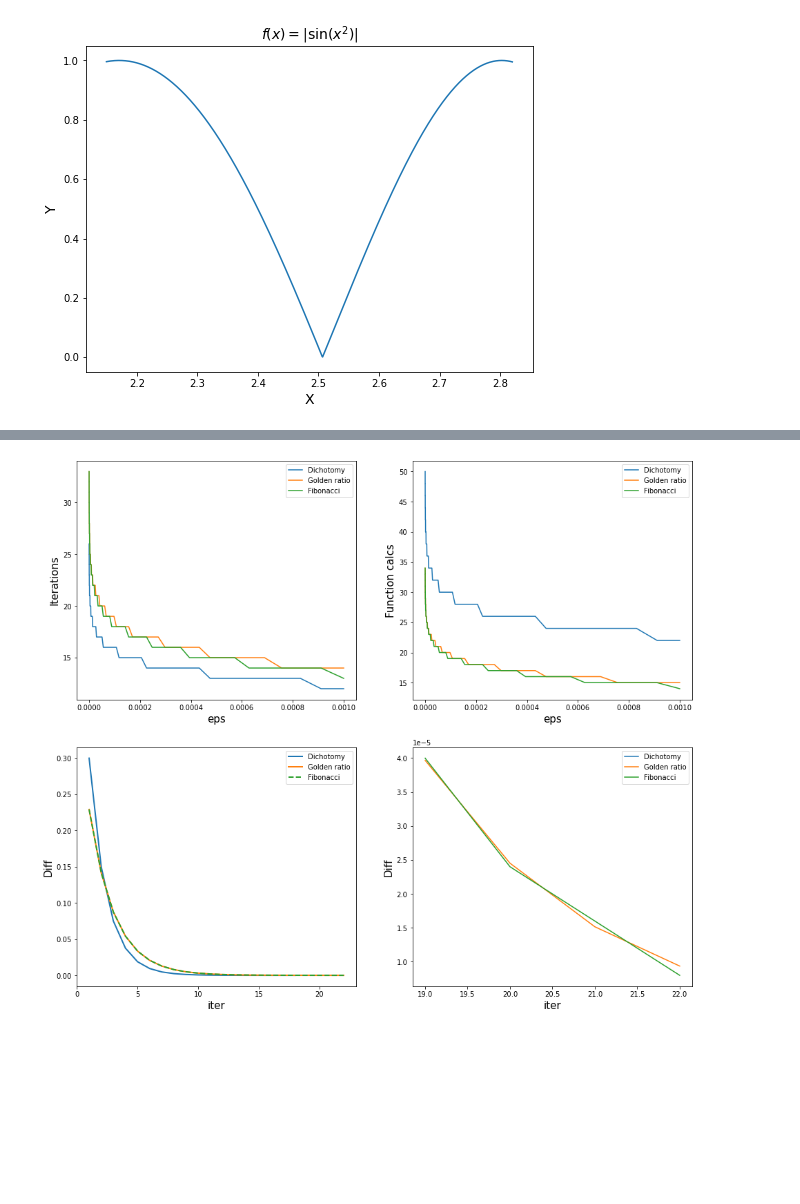
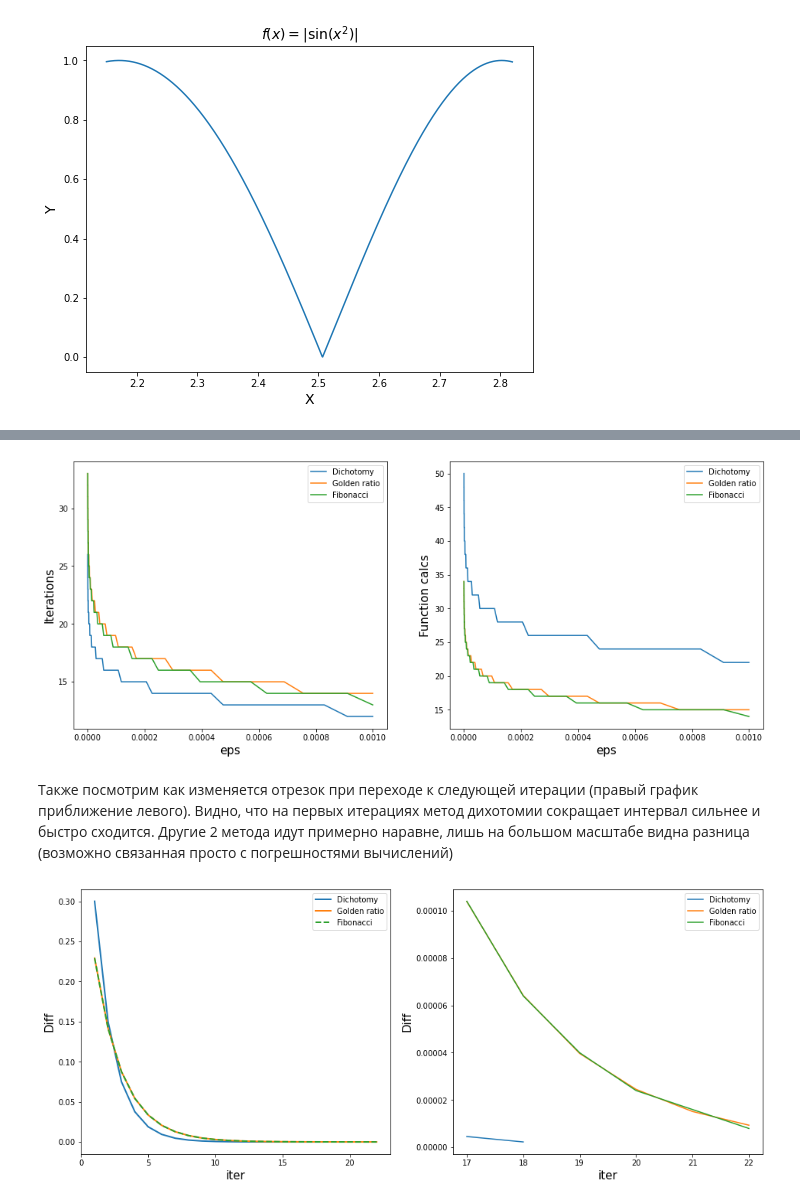
Before and after one commit to Mervap/OptimizationMethods, a Jupyter notebook: lab1/report.ipynb, the cells around one changed output, grey strips where cells are left out. Drawn from its saved outputs; the diff is of its cells as text; code cells hidden in the pictures; blank space fills up the shorter version.

```diff
--- a/lab1/report.ipynb
+++ b/lab1/report.ipynb
@@ -29,62 +48,70 @@ plt.show()
+# %%
+opts = [Dichotomy, GoldenRatio, Fibonacci]
+fig = plt.figure(figsize=(16, 14))
+
+# Eps/N
+axn = fig.add_subplot(2, 2, 1)
+axn.set_xlabel('eps', fontsize=15)
+axn.set_ylabel('Iterations', fontsize=15)
+
+# Eps/Calc
+axc = fig.add_subplot(2, 2, 2)
+axc.set_xlabel('eps', fontsize=15)
+axc.set_ylabel('Function calcs', fontsize=15)
+
+for opt_c in opts:
+    epss = np.logspace(-7, -3, 100)
+    ns = []
+    calcs = []
+    for eps in epss:
+        opt = opt_c(f, eps, [2.2, 2.8])
+        opt.opt()
+        ns.append(len(opt.log_frame()))
+        calcs.append(f.invocations)
+    axn.plot(epss, ns, label=opt_c.name)
+    axc.plot(epss, calcs, label=opt_c.name)
+
+axn.legend()
+axc.legend()
+plt.show()
+# %% [output]
+[figure, added]
+# %% [markdown]
+Также посмотрим как изменяется отрезок при переходе к следующей итерации (правый график приближение левого). Видно, что на первых итерациях метод дихотомии сокращает интервал сильнее и быстро сходится. Другие 2 метода идут примерно наравне, лишь на большом масштабе видна разница (возможно связанная просто с погрешностями вычислений)
 # %%
-opts = [Dichotomy, GoldenRatio, Fibonacci]
 fig = plt.figure(figsize=(16, 14))
-
-# Eps/N
-axn = fig.add_subplot(2, 2, 1)
-axn.set_xlabel('eps', fontsize=15)
-axn.set_ylabel('Iterations', fontsize=15)
-
-# Eps/Calc
-axc = fig.add_subplot(2, 2, 2)
-axc.set_xlabel('eps', fontsize=15)
-axc.set_ylabel('Function calcs', fontsize=15)
-
-for opt_c in opts:
-    epss = np.logspace(-7, -3, 100)
-    ns = []
-    calcs = []
-    for eps in epss:
-        opt = opt_c(f, eps, [2.2, 2.8])
-        opt.opt()
-        ns.append(len(opt.log_frame()))
-        calcs.append(f.invocations)
-    axn.plot(epss, ns, label=opt_c.name)
-    axc.plot(epss, calcs, label=opt_c.name)
-
-axn.legend()
-axc.legend()
 
 # Next iteration
 axd = fig.add_subplot(2, 2, 3)
 axd.set_xlabel('iter', fontsize=15)
 axd.set_ylabel('Diff', fontsize=15)
 
 axd_sc = fig.add_subplot(2, 2, 4)
 axd_sc.set_xlabel('iter', fontsize=15)
 axd_sc.set_ylabel('Diff', fontsize=15)
 
 for opt_c in opts:
     opt = opt_c(f, 10e-6, [2.2, 2.8])
     opt.opt()
     diffs = []
     prev = -1
     log = opt.log_frame()
     for i, row in log.iterrows():
         now = row['r'] - row['l']
         if i > 0:
             diffs.append(prev - now)
         prev = now
     if opt_c == Fibonacci:
         st = "--"
     else:
         st = "-"
     axd.plot(range(1, len(log)), diffs, label=opt_c.name, linestyle=st, linewidth=2)
-    axd_sc.plot(range(1, len(log))[18:], diffs[18:], label=opt_c.name)
+    axd_sc.plot(range(1, len(log))[16:], diffs[16:], label=opt_c.name)
 
 axd.legend()
 axd_sc.legend()
+
 plt.show()
 # %% [output]
-[figure, old version]
+[figure, new version]
 # %% [markdown]
```
Also changed, not shown: parts of 16 cells of this notebook, 7 other files.
